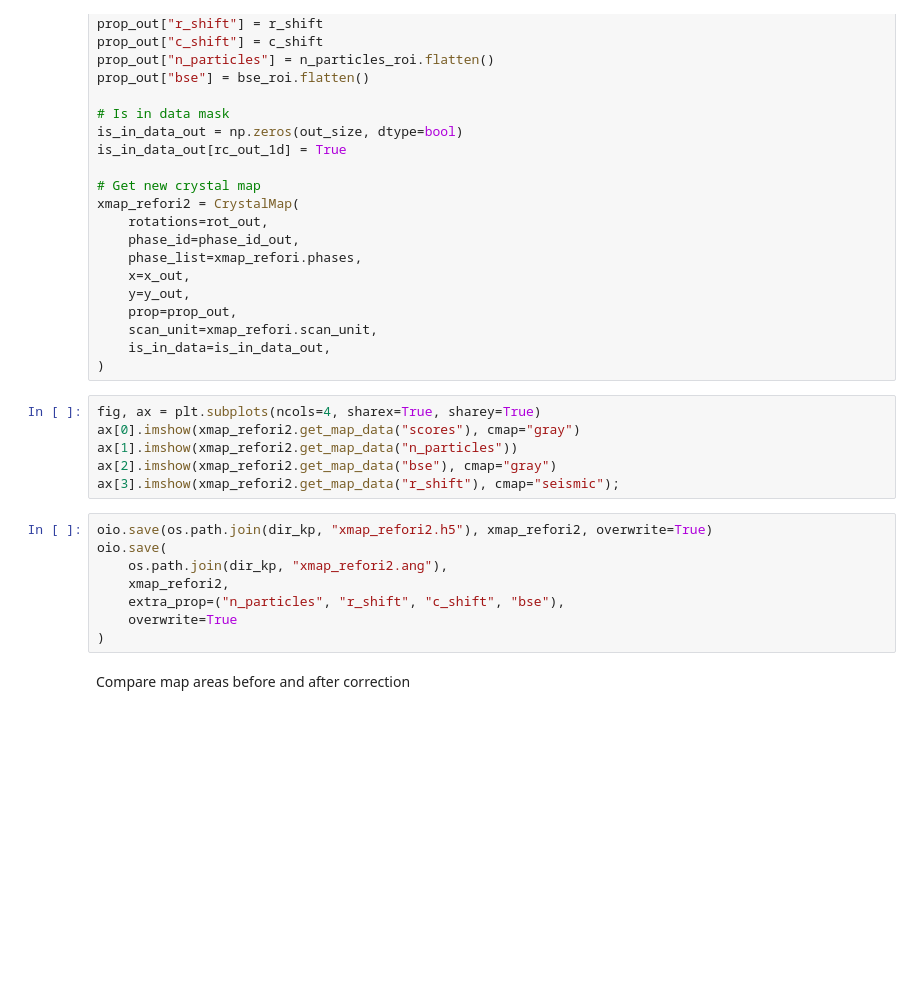
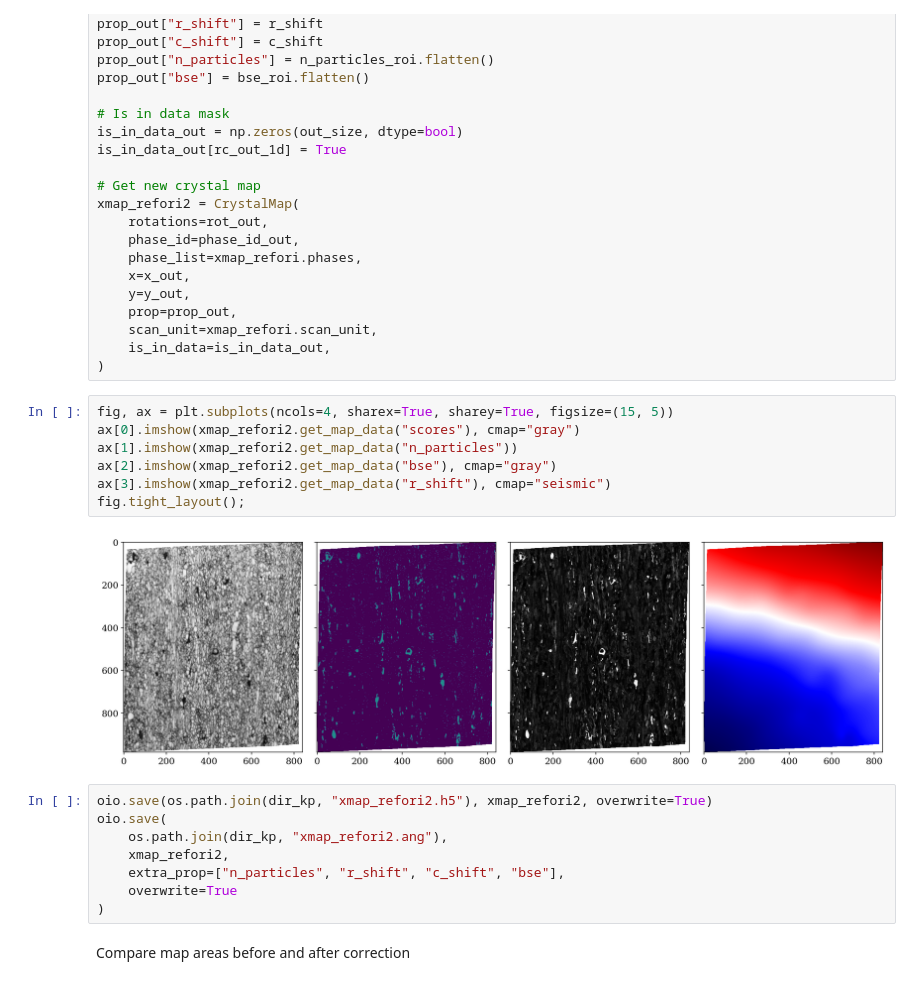
Before and after one commit to hakonanes/correlated-grains-particles-workflow, a Jupyter notebook: notebooks/image_registration.ipynb, the cells around one changed output. Drawn from its saved outputs; the diff is of its cells as text; blank space fills up the shorter version.

```diff
--- a/notebooks/image_registration.ipynb
+++ b/notebooks/image_registration.ipynb
@@ -383,17 +396,20 @@ xmap_refori2 = CrystalMap(
     is_in_data=is_in_data_out,
 )
 # %%
-fig, ax = plt.subplots(ncols=4, sharex=True, sharey=True)
+fig, ax = plt.subplots(ncols=4, sharex=True, sharey=True, figsize=(15, 5))
 ax[0].imshow(xmap_refori2.get_map_data("scores"), cmap="gray")
 ax[1].imshow(xmap_refori2.get_map_data("n_particles"))
 ax[2].imshow(xmap_refori2.get_map_data("bse"), cmap="gray")
-ax[3].imshow(xmap_refori2.get_map_data("r_shift"), cmap="seismic");
+ax[3].imshow(xmap_refori2.get_map_data("r_shift"), cmap="seismic")
+fig.tight_layout();
+# %% [output]
+[figure, added]
 # %%
 oio.save(os.path.join(dir_kp, "xmap_refori2.h5"), xmap_refori2, overwrite=True)
 oio.save(
     os.path.join(dir_kp, "xmap_refori2.ang"),
     xmap_refori2,
-    extra_prop=("n_particles", "r_shift", "c_shift", "bse"),
+    extra_prop=["n_particles", "r_shift", "c_shift", "bse"],
     overwrite=True
 )
 # %% [markdown]
```
Also changed, not shown: parts of 19 cells of this notebook, 6 other files.
